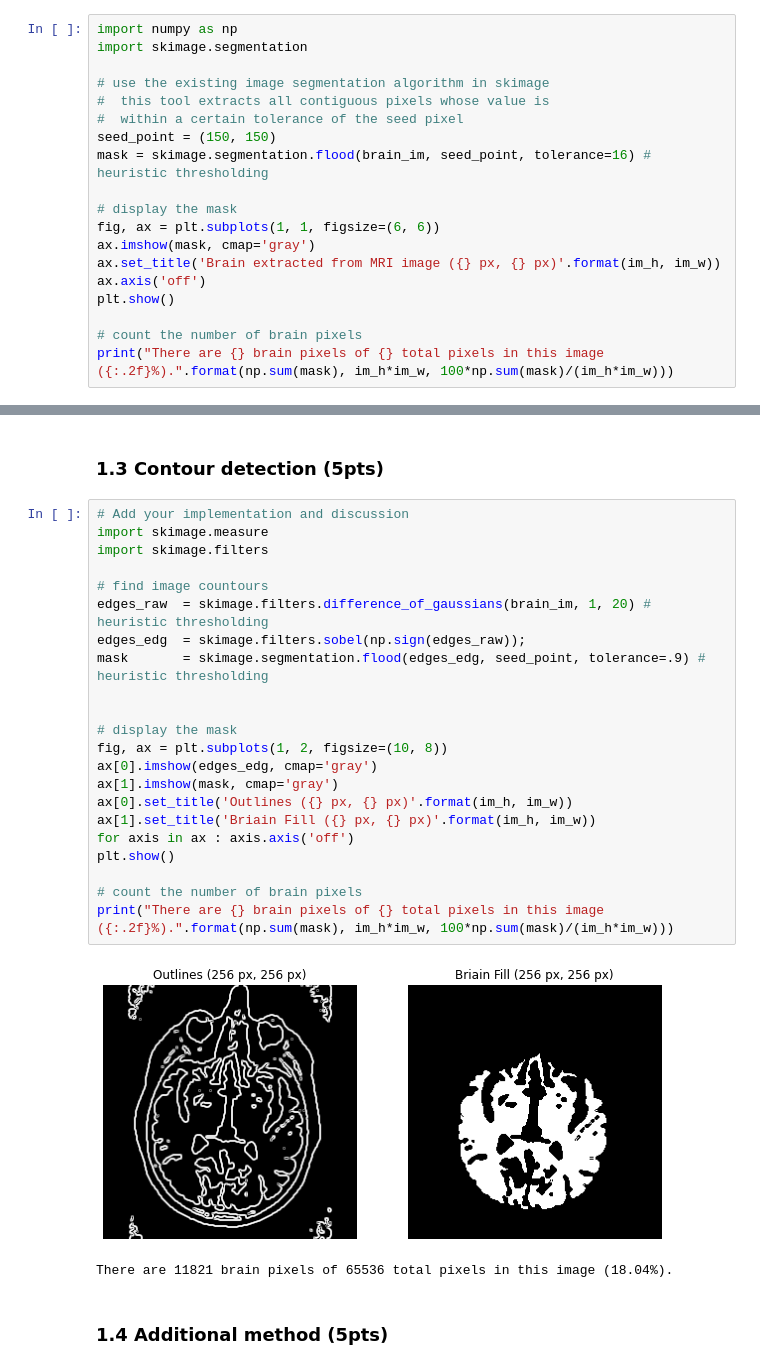
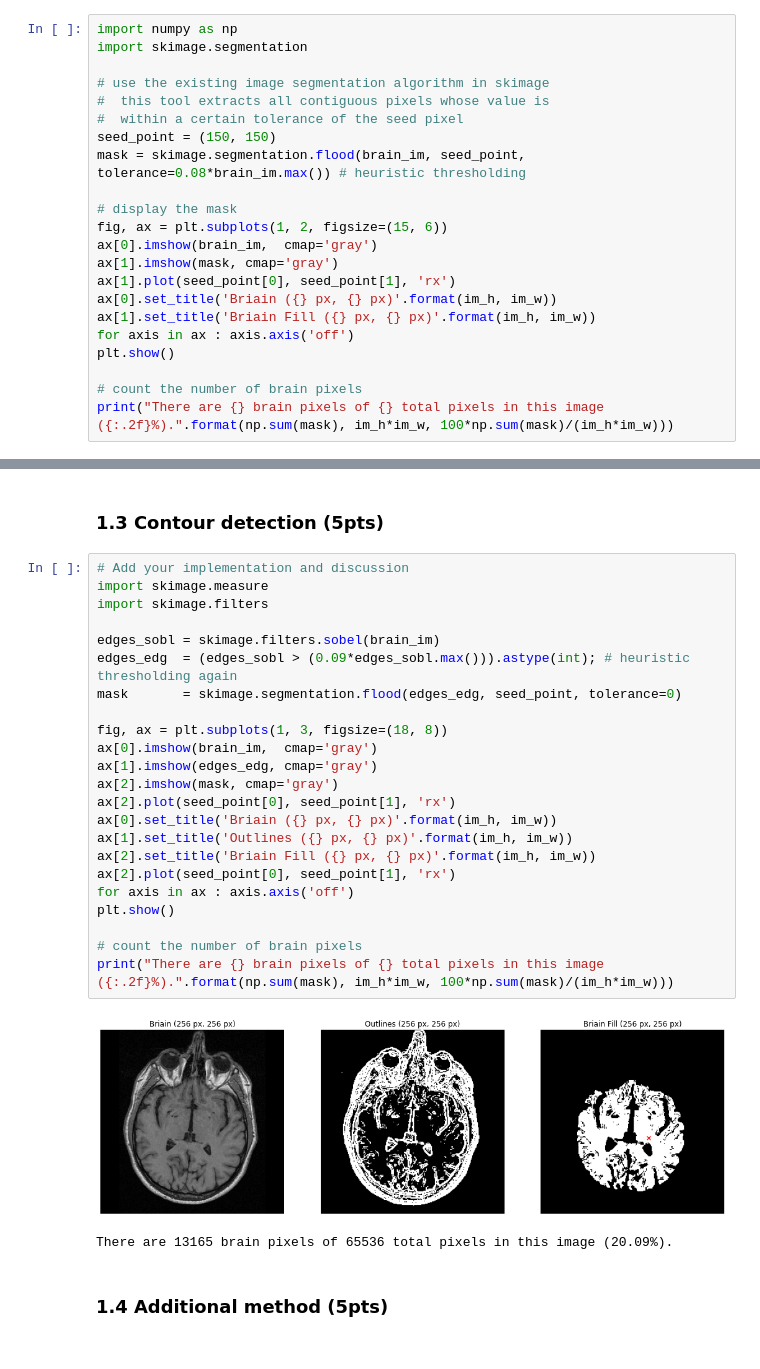
Before and after one commit to mbiselx/ImgAnlNPatRec, a Jupyter notebook: labs/lab_01_segmentation.ipynb, the cells around one changed output, grey strips where cells are left out. Saved outputs shown, nothing was run; the diff lists cells and outputs as text.

```diff
--- a/labs/lab_01_segmentation.ipynb
+++ b/labs/lab_01_segmentation.ipynb
@@ -89,13 +89,16 @@ import skimage.segmentation
 #  this tool extracts all contiguous pixels whose value is
 #  within a certain tolerance of the seed pixel
 seed_point = (150, 150)
-mask = skimage.segmentation.flood(brain_im, seed_point, tolerance=16) # heuristic thresholding
+mask = skimage.segmentation.flood(brain_im, seed_point, tolerance=0.08*brain_im.max()) # heuristic thresholding
 
 # display the mask
-fig, ax = plt.subplots(1, 1, figsize=(6, 6))
-ax.imshow(mask, cmap='gray')
-ax.set_title('Brain extracted from MRI image ({} px, {} px)'.format(im_h, im_w))
-ax.axis('off')
+fig, ax = plt.subplots(1, 2, figsize=(15, 6))
+ax[0].imshow(brain_im,  cmap='gray')
+ax[1].imshow(mask, cmap='gray')
+ax[1].plot(seed_point[0], seed_point[1], 'rx')
+ax[0].set_title('Briain ({} px, {} px)'.format(im_h, im_w))
+ax[1].set_title('Briain Fill ({} px, {} px)'.format(im_h, im_w))
+for axis in ax : axis.axis('off')
 plt.show()
 
 # count the number of brain pixels
@@ -108,27 +111,28 @@ There are 14690 brain pixels of 65536 total pixels in this image (22.42%).
 # %%
 # Add your implementation and discussion
 import skimage.measure
 import skimage.filters
 
-# find image countours
-edges_raw  = skimage.filters.difference_of_gaussians(brain_im, 1, 20) # heuristic thresholding
-edges_edg  = skimage.filters.sobel(np.sign(edges_raw));
-mask       = skimage.segmentation.flood(edges_edg, seed_point, tolerance=.9) # heuristic thresholding
+edges_sobl = skimage.filters.sobel(brain_im)
+edges_edg  = (edges_sobl > (0.09*edges_sobl.max())).astype(int); # heuristic thresholding again
+mask       = skimage.segmentation.flood(edges_edg, seed_point, tolerance=0)
 
-
-# display the mask
-fig, ax = plt.subplots(1, 2, figsize=(10, 8))
-ax[0].imshow(edges_edg, cmap='gray')
-ax[1].imshow(mask, cmap='gray')
-ax[0].set_title('Outlines ({} px, {} px)'.format(im_h, im_w))
-ax[1].set_title('Briain Fill ({} px, {} px)'.format(im_h, im_w))
+fig, ax = plt.subplots(1, 3, figsize=(18, 8))
+ax[0].imshow(brain_im,  cmap='gray')
+ax[1].imshow(edges_edg, cmap='gray')
+ax[2].imshow(mask, cmap='gray')
+ax[2].plot(seed_point[0], seed_point[1], 'rx')
+ax[0].set_title('Briain ({} px, {} px)'.format(im_h, im_w))
+ax[1].set_title('Outlines ({} px, {} px)'.format(im_h, im_w))
+ax[2].set_title('Briain Fill ({} px, {} px)'.format(im_h, im_w))
+ax[2].plot(seed_point[0], seed_point[1], 'rx')
 for axis in ax : axis.axis('off')
 plt.show()
 
 # count the number of brain pixels
 print("There are {} brain pixels of {} total pixels in this image ({:.2f}%).".format(np.sum(mask), im_h*im_w, 100*np.sum(mask)/(im_h*im_w)))
 # %% [output]
-[figure, old version]
+[figure, new version]
-There are 11821 brain pixels of 65536 total pixels in this image (18.04%).
+There are 13165 brain pixels of 65536 total pixels in this image (20.09%).
 # %% [markdown]
 ### 1.4 Additional method (5pts)
```
Also changed, not shown: parts of 6 cells of this notebook.
